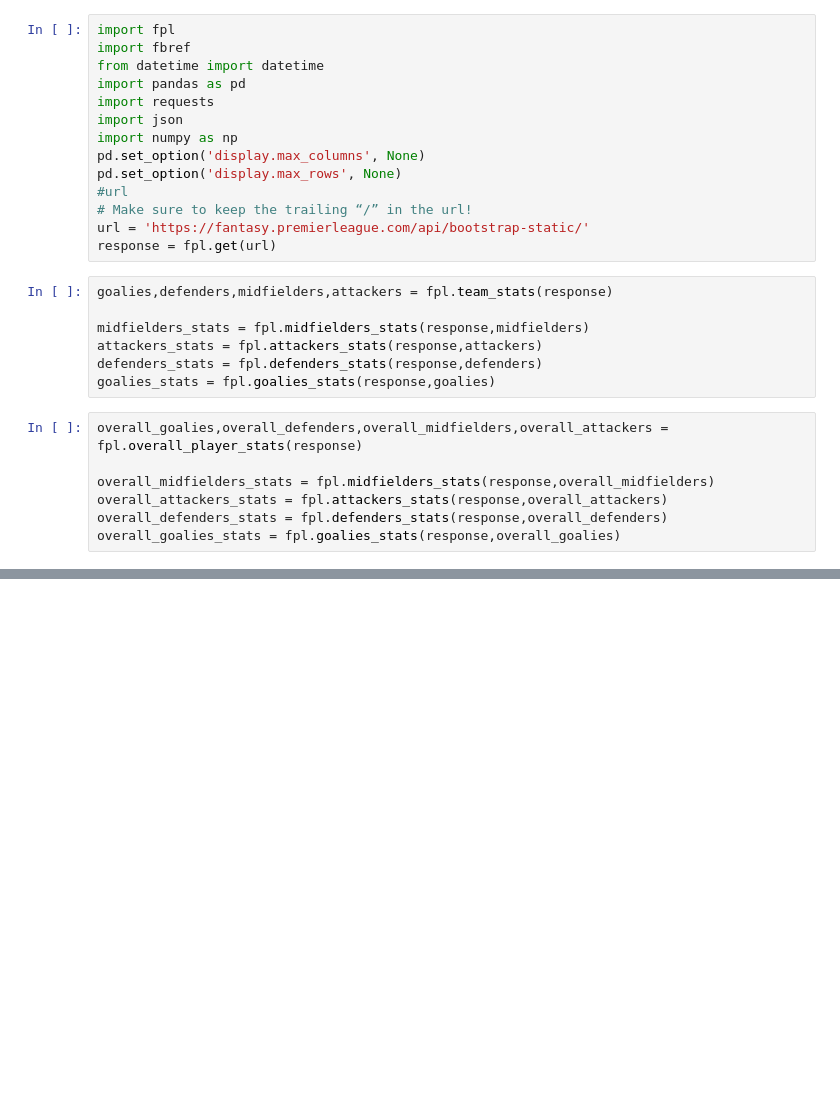
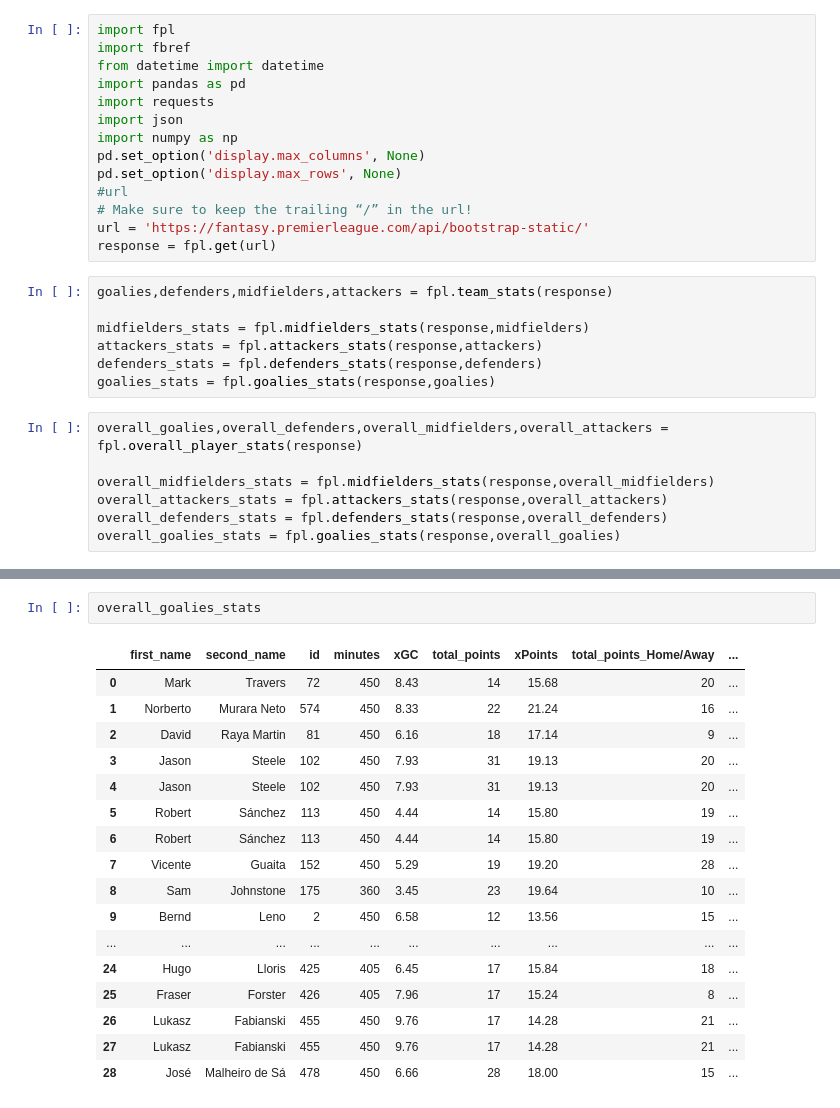
Before and after one commit to sarthakk88/FPL, a Jupyter notebook: fpl.ipynb, the cells around one changed output, grey strips where cells are left out. Saved outputs shown, nothing was run; the diff lists cells and outputs as text; blank space fills up the shorter version.

```diff
--- a/fpl.ipynb
+++ b/fpl.ipynb
@@ -108,0 +92,20 @@ overall_defenders_stats.assign(f = overall_defenders_stats["total_points"]+overa
+# %%
+overall_goalies_stats
+# %% [output]
+|  | first_name | second_name | id | minutes | xGC | total_points | xPoints | total_points_Home/Away | ... |
+| 0 | Mark | Travers | 72 | 450 | 8.43 | 14 | 15.68 | 20 | ... |
+| 1 | Norberto | Murara Neto | 574 | 450 | 8.33 | 22 | 21.24 | 16 | ... |
+| 2 | David | Raya Martin | 81 | 450 | 6.16 | 18 | 17.14 | 9 | ... |
+| 3 | Jason | Steele | 102 | 450 | 7.93 | 31 | 19.13 | 20 | ... |
+| 4 | Jason | Steele | 102 | 450 | 7.93 | 31 | 19.13 | 20 | ... |
+| 5 | Robert | Sánchez | 113 | 450 | 4.44 | 14 | 15.80 | 19 | ... |
+| 6 | Robert | Sánchez | 113 | 450 | 4.44 | 14 | 15.80 | 19 | ... |
+| 7 | Vicente | Guaita | 152 | 450 | 5.29 | 19 | 19.20 | 28 | ... |
+| 8 | Sam | Johnstone | 175 | 360 | 3.45 | 23 | 19.64 | 10 | ... |
+| 9 | Bernd | Leno | 2 | 450 | 6.58 | 12 | 13.56 | 15 | ... |
+| ... | ... | ... | ... | ... | ... | ... | ... | ... | ... |
+| 24 | Hugo | Lloris | 425 | 405 | 6.45 | 17 | 15.84 | 18 | ... |
+| 25 | Fraser | Forster | 426 | 405 | 7.96 | 17 | 15.24 | 8 | ... |
+| 26 | Lukasz | Fabianski | 455 | 450 | 9.76 | 17 | 14.28 | 21 | ... |
+| 27 | Lukasz | Fabianski | 455 | 450 | 9.76 | 17 | 14.28 | 21 | ... |
+| 28 | José | Malheiro de Sá | 478 | 450 | 6.66 | 28 | 18.00 | 15 | ... |
```
Also changed, not shown: parts of 10 cells of this notebook, 10 other files.
